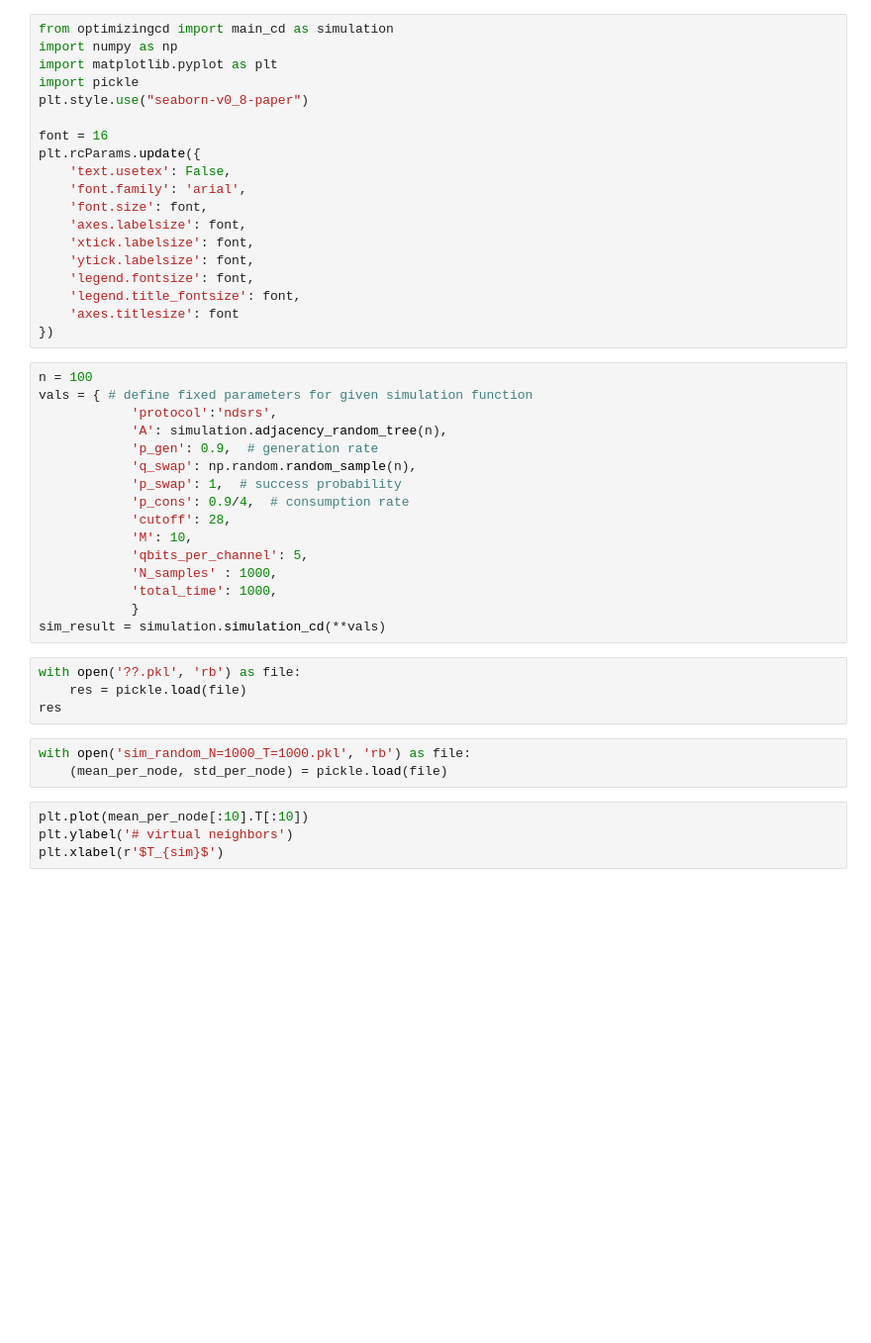
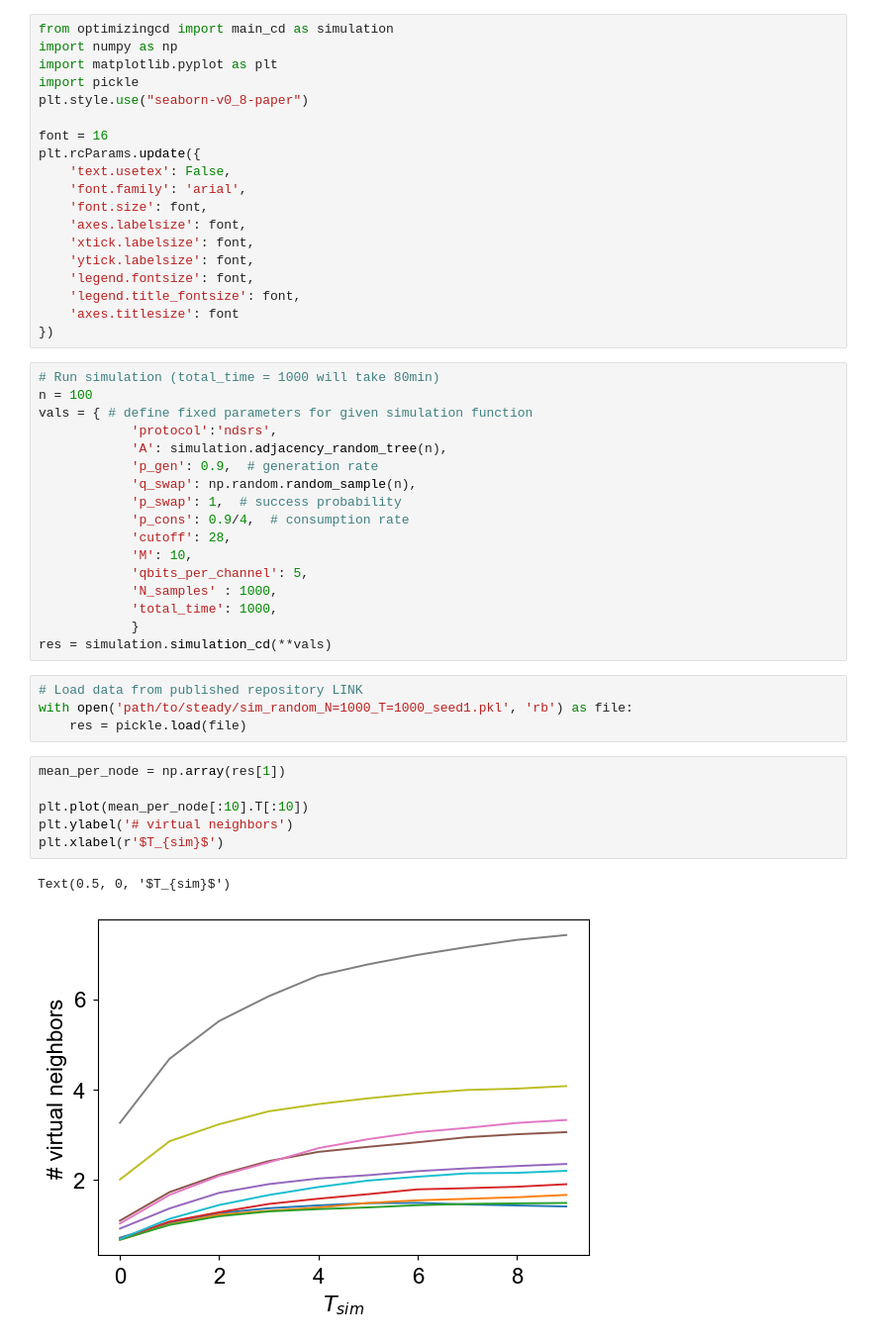
Before and after one commit to Luisenden/qnetsur, a Jupyter notebook: usecase_cd/observe_steaystate_sim.ipynb, the cells around one changed output. Shown at 99% size. Drawn from its saved outputs; the diff is of its cells as text; blank space fills up the shorter version.

Commit message:
adapted Pareto notebook and steady state expectation notebook

```diff
--- a/usecase_cd/observe_steaystate_sim.ipynb
+++ b/usecase_cd/observe_steaystate_sim.ipynb
@@ -18,6 +18,7 @@ plt.rcParams.update({
     'axes.titlesize': font
 })
 # %%
+# Run simulation (total_time = 1000 will take 80min)
 n = 100
 vals = { # define fixed parameters for given simulation function
             'protocol':'ndsrs',
@@ -32,16 +33,18 @@ vals = { # define fixed parameters for given simulation function
             'N_samples' : 1000,
             'total_time': 1000,
             }
-sim_result = simulation.simulation_cd(**vals)
+res = simulation.simulation_cd(**vals)
 # %%
-with open('??.pkl', 'rb') as file:
+# Load data from published repository LINK
+with open('path/to/steady/sim_random_N=1000_T=1000_seed1.pkl', 'rb') as file:
     res = pickle.load(file)
-res
-# %%
-with open('sim_random_N=1000_T=1000.pkl', 'rb') as file:
-    (mean_per_node, std_per_node) = pickle.load(file)
 # %%
+mean_per_node = np.array(res[1])
+
 plt.plot(mean_per_node[:10].T[:10])
 plt.ylabel('# virtual neighbors')
 plt.xlabel(r'$T_{sim}$')
+# %% [output]
+Text(0.5, 0, '$T_{sim}$')
+[figure, added]
 # %%
```
Also changed, not shown: parts of 2 cells of this notebook, 3 other files.
